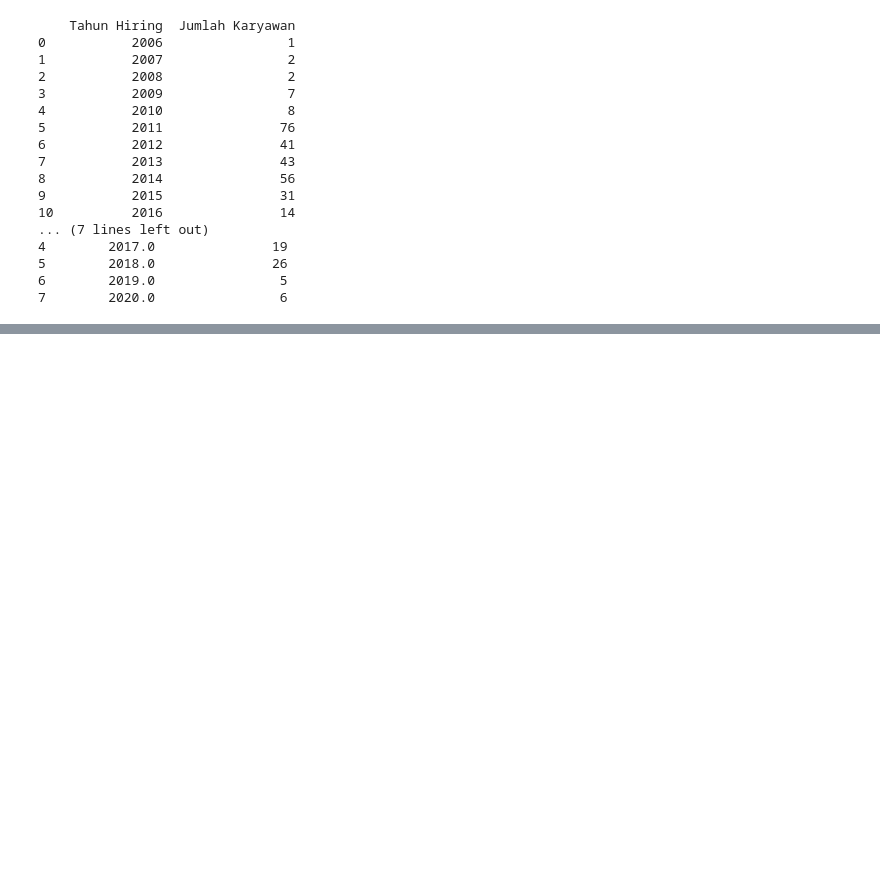
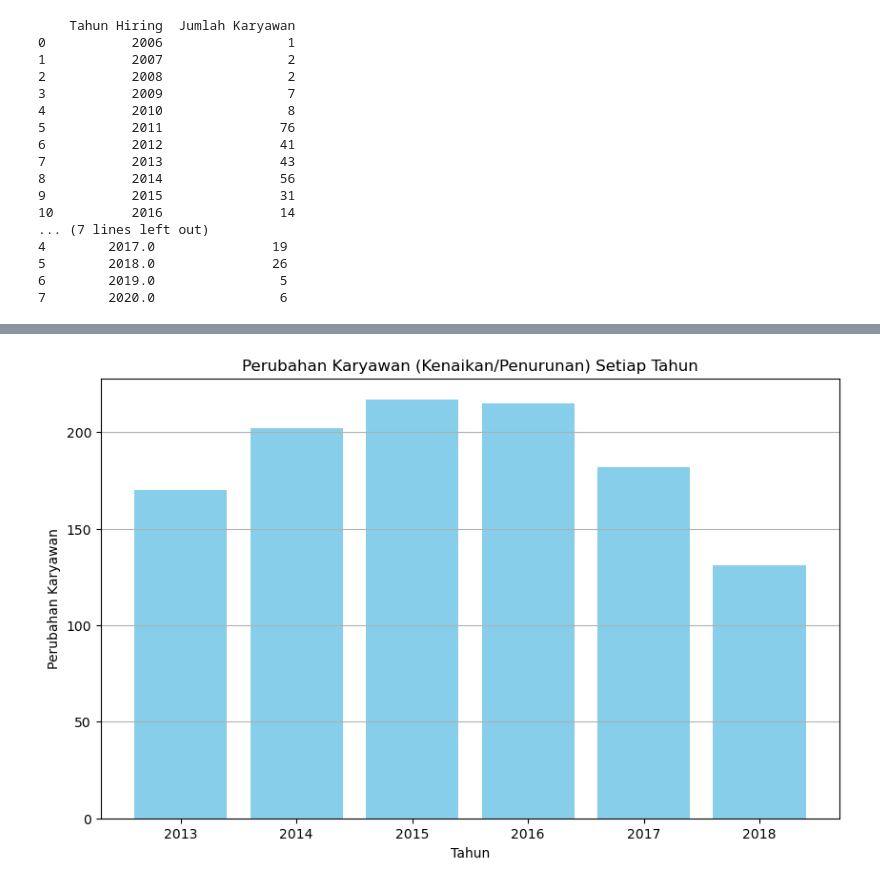
Before and after one commit to imalfunadam/Improving-Employee-Retention-By-Predicting-Employee-Attrition-Using-Machine-Learning, a Jupyter notebook: Predicting Employee Attrition.ipynb, the cells around one changed output, grey strips where cells are left out. Cells and saved outputs as stored; diff of their text form; code cells hidden in the pictures; blank space fills up the shorter version.

```diff
--- a/Predicting Employee Attrition.ipynb
+++ b/Predicting Employee Attrition.ipynb
@@ -500,0 +542,9 @@ print(df.to_string())
+# %%
+# Menghitung total karyawan yang resign, yang masih bertahan, dan perubahannya pada setiap tahun
+tabel_gabungan['TotalBertahan'] = tabel_gabungan['JumlahMasuk'] - tabel_gabungan['JumlahKeluar']
+tabel_gabungan['TotalKaryawan'] = tabel_gabungan['JumlahMasuk'].cumsum() - tabel_gabungan['JumlahKeluar'].cumsum()
+tabel_gabungan['TotalResign'] = tabel_gabungan['JumlahKeluar'].cumsum()
+tabel_gabungan['Perubahan'] = tabel_gabungan['TotalKaryawan'] - tabel_gabungan['TotalResign']
+
+# Menampilkan tabel hasil perhitungan
+print(tabel_gabungan[['Tahun', 'TotalBertahan', 'TotalResign', 'TotalKaryawan', 'Perubahan']])
@@ -500,0 +589,34 @@ print(df.to_string())
+# %%
+# Konversi kolom TanggalHiring dan TanggalResign ke format datetime
+df['TanggalHiring'] = pd.to_datetime(df['TanggalHiring'], errors='coerce')
+df['TanggalResign'] = pd.to_datetime(df['TanggalResign'], errors='coerce')
+
+# Membuat kolom TahunHiring dan TahunResign
+df['TahunHiring'] = df['TanggalHiring'].dt.year
+df['TahunResign'] = df['TanggalResign'].dt.year
+
+# Pastikan kolom "TahunHiring" dan "TahunResign" memiliki jumlah baris yang sama
+df = df.dropna(subset=["TahunHiring", "TahunResign"])
+
+# Gunakan metode `groupby` yang sama
+karyawan_resign = df.groupby("TahunResign").size()
+karyawan_bertahan = df.groupby("TahunHiring").size()
+
+# Hitung perubahan
+perubahan = karyawan_bertahan - karyawan_resign.shift(1)
+
+# Isi nilai awal perubahan dengan 0
+perubahan = perubahan.fillna(0)
+
+# Buat plot bar
+plt.figure(figsize=(10, 6))
+plt.bar(tabel_gabungan['Tahun'], tabel_gabungan['Perubahan'], color='skyblue')
+plt.title('Perubahan Karyawan (Kenaikan/Penurunan) Setiap Tahun')
+plt.xlabel('Tahun')
+plt.ylabel('Perubahan Karyawan')
+plt.grid(axis='y')
+
+# Tampilkan plot
+plt.show()
+# %% [output]
+[figure, added]
```
Also changed, not shown: parts of 8 cells of this notebook.
